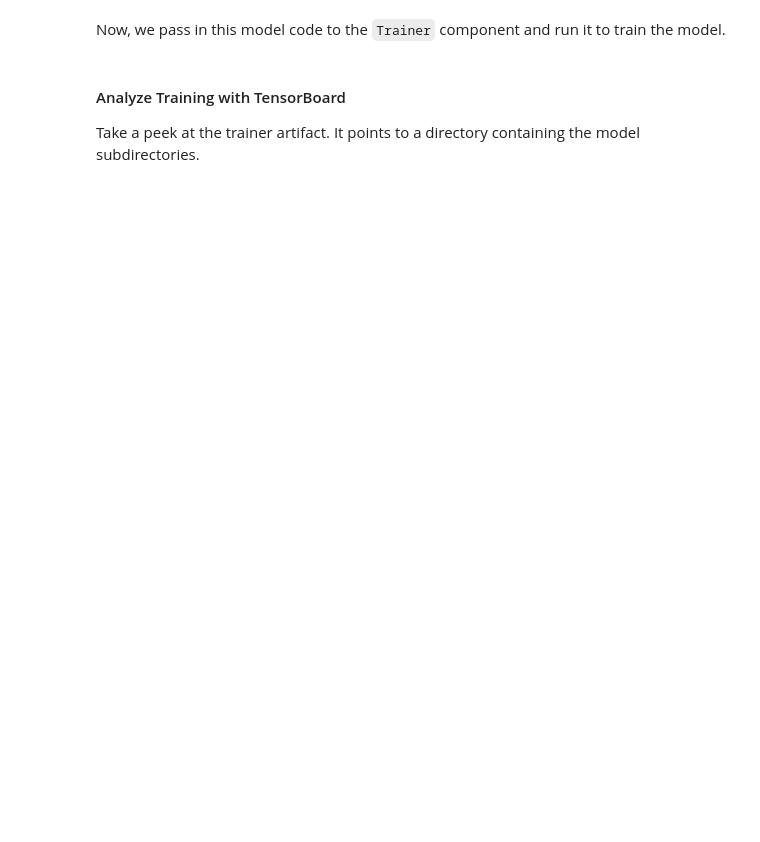
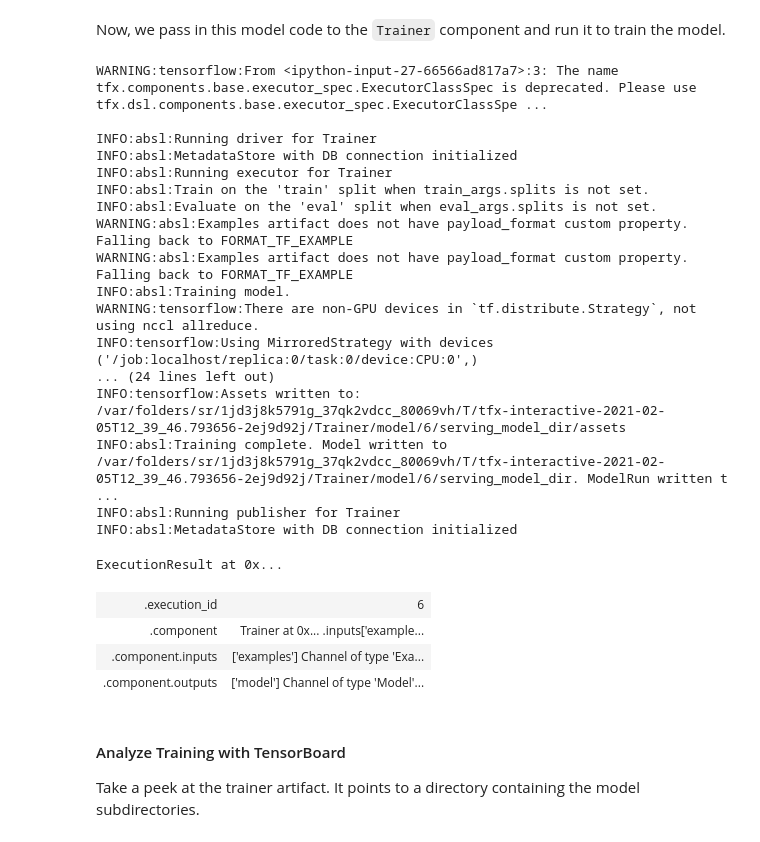
Before and after one commit to rafaelsf80/notebooks, a Jupyter notebook: _notebooks/2021-01-25-tfx-stackoverflow.ipynb, the cells around one changed output. Saved outputs shown, nothing was run; the diff lists cells and outputs as text; code cells hidden in the pictures; blank space fills up the shorter version.

```diff
--- a/_notebooks/2021-01-25-tfx-stackoverflow.ipynb
+++ b/_notebooks/2021-01-25-tfx-stackoverflow.ipynb
@@ -753,0 +581,2 @@ def run_fn(fn_args: TrainerFnArgs):
+# %%
+_stackoverflow_trainer_module_file = 'stackoverflow_trainer.py'
@@ -755,14 +717,37 @@ def run_fn(fn_args: TrainerFnArgs):
 Now, we pass in this model code to the `Trainer` component and run it to train the model.
 # %%
 trainer = Trainer(
-    module_file=os.path.abspath(_taxi_trainer_module_file),
+    module_file=os.path.abspath(_stackoverflow_trainer_module_file),
     custom_executor_spec=executor_spec.ExecutorClassSpec(GenericExecutor),
     examples=transform.outputs['transformed_examples'],
     transform_graph=transform.outputs['transform_graph'],
     schema=schema_gen.outputs['schema'],
-    train_args=trainer_pb2.TrainArgs(num_steps=10000),
-    eval_args=trainer_pb2.EvalArgs(num_steps=5000))
+    train_args=trainer_pb2.TrainArgs(num_steps=3000),
+    eval_args=trainer_pb2.EvalArgs(num_steps=3000))
 context.run(trainer)
+# %% [output]
+WARNING:tensorflow:From <ipython-input-27-66566ad817a7>:3: The name tfx.components.base.executor_spec.ExecutorClassSpec is deprecated. Please use tfx.dsl.components.base.executor_spec.ExecutorClassSpe ...
+
+INFO:absl:Running driver for Trainer
+INFO:absl:MetadataStore with DB connection initialized
+INFO:absl:Running executor for Trainer
+INFO:absl:Train on the 'train' split when train_args.splits is not set.
+INFO:absl:Evaluate on the 'eval' split when eval_args.splits is not set.
+WARNING:absl:Examples artifact does not have payload_format custom property. Falling back to FORMAT_TF_EXAMPLE
+WARNING:absl:Examples artifact does not have payload_format custom property. Falling back to FORMAT_TF_EXAMPLE
+INFO:absl:Training model.
+WARNING:tensorflow:There are non-GPU devices in `tf.distribute.Strategy`, not using nccl allreduce.
+INFO:tensorflow:Using MirroredStrategy with devices ('/job:localhost/replica:0/task:0/device:CPU:0',)
+... (24 lines left out)
+INFO:tensorflow:Assets written to: /var/folders/sr/1jd3j8k5791g_37qk2vdcc_80069vh/T/tfx-interactive-2021-02-05T12_39_46.793656-2ej9d92j/Trainer/model/6/serving_model_dir/assets
+INFO:absl:Training complete. Model written to /var/folders/sr/1jd3j8k5791g_37qk2vdcc_80069vh/T/tfx-interactive-2021-02-05T12_39_46.793656-2ej9d92j/Trainer/model/6/serving_model_dir. ModelRun written t ...
+INFO:absl:Running publisher for Trainer
+INFO:absl:MetadataStore with DB connection initialized
+ExecutionResult at 0x...
+| .execution_id | 6 |
+| .component | Trainer at 0x... .inputs['example... |
+| .component.inputs | ['examples'] Channel of type 'Exa... |
+| .component.outputs | ['model'] Channel of type 'Model'... |
 # %% [markdown]
 #### Analyze Training with TensorBoard
 Take a peek at the trainer artifact. It points to a directory containing the model subdirectories.
```
Also changed, not shown: parts of 84 cells of this notebook.
